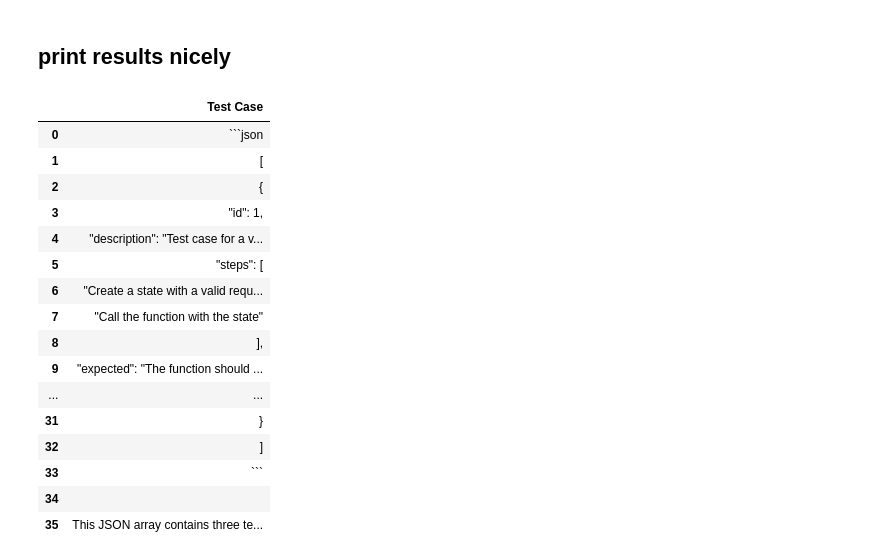
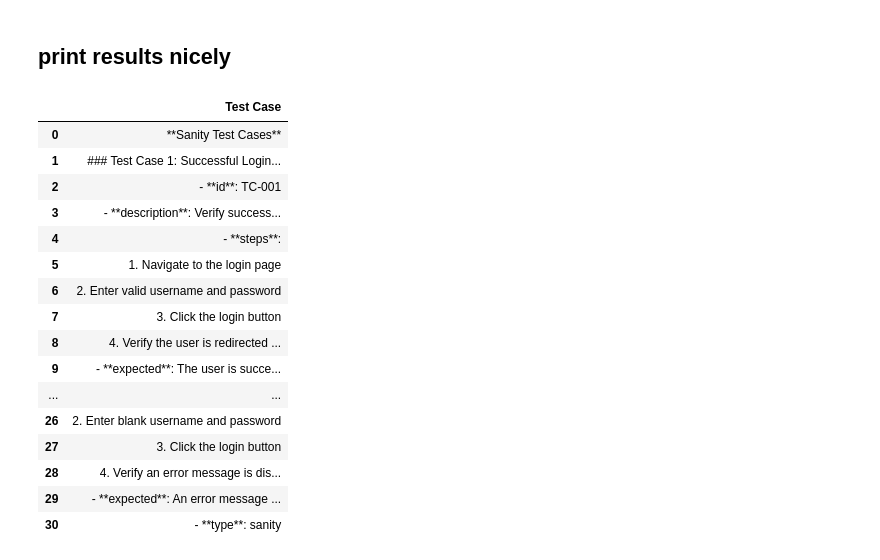
Before and after one commit to rachelamzaleg/ai-test-generator, a Jupyter notebook: notebooks/demo.ipynb, the cells around one changed output. Cells and saved outputs as stored; diff of their text form; code cells hidden in the pictures.

````diff
--- a/notebooks/demo.ipynb
+++ b/notebooks/demo.ipynb
@@ -8,9 +8,7 @@ from langgraph.graph import StateGraph, END
 from typing import TypedDict, List
 import pandas as pd
 
-MAX_RETRIES = 3
-
-
+# MAX_RETRIES = 3
 
 
 load_dotenv()
@@ -26,7 +24,10 @@ llm = ChatGroq(model="llama-3.1-8b-instant", api_key=GROQ_API_KEY)
 # %%
 class TestGenState(TypedDict):
     requirement: str
-    test_cases: List[str]
+    sanity: List[str]
+    regression: List[str]
+    detailed: List[str]
+    all_tests: List[dict]
     attempt: int
 # %% [markdown]
 ## Define the nodes
@@ -77,22 +155,34 @@ def is_retry_needed(state: TestGenState) -> str:
 ## setup the graph
 # %%
 workflow = StateGraph(TestGenState)
+workflow.add_node("init", init_state)
 workflow.add_node("parse", parse_requirement)
-workflow.add_node("generate", generate_test_cases)
+workflow.add_node("generate_sanity", generate_sanity_tests)
+workflow.add_node("generate_regression", generate_regression_tests)
+workflow.add_node("generate_detailed", generate_detailed_tests)
+workflow.add_node("merge", merge_tests)
+workflow.add_node("export", export_tests)
 
-workflow.set_entry_point("parse")
+workflow.set_entry_point("init")
 
 # Normal flow
-workflow.add_edge("parse", "generate")
+workflow.add_edge("init", "parse")
+workflow.add_edge("parse", "generate_sanity")
+workflow.add_edge("generate_sanity", "generate_regression")
+workflow.add_edge("generate_regression", "generate_detailed")
+workflow.add_edge("generate_detailed", "merge")
+workflow.add_edge("merge", "export")
+workflow.add_edge("export", END)
 
 # Retry flow
-workflow.add_conditional_edges('generate', #Source Node
+'''
+workflow.add_conditional_edges('generate_sanity', #Source Node
 is_retry_needed, #Action
   {
-    'continue': 'generate',
+    'continue': 'generate_regression',
     'end': END
 })
-
+'''
 
 app = workflow.compile()
 app
@@ -115,24 +230,24 @@ result["test_cases"]
 # %%
 
 df = pd.DataFrame({
-    "Test Case": result["test_cases"]
+    "Test Case": result["sanity"]
 })
 df
 # %% [output]
 |  | Test Case |
-| 0 | ```json |
-| 1 | [ |
-| 2 | { |
-| 3 | "id": 1, |
-| 4 | "description": "Test case for a v... |
-| 5 | "steps": [ |
-| 6 | "Create a state with a valid requ... |
-| 7 | "Call the function with the state" |
-| 8 | ], |
-| 9 | "expected": "The function should ... |
+| 0 | **Sanity Test Cases** |
+| 1 | ### Test Case 1: Successful Login... |
+| 2 | - **id**: TC-001 |
+| 3 | - **description**: Verify success... |
+| 4 | - **steps**: |
+| 5 | 1. Navigate to the login page |
+| 6 | 2. Enter valid username and password |
+| 7 | 3. Click the login button |
+| 8 | 4. Verify the user is redirected ... |
+| 9 | - **expected**: The user is succe... |
 | ... | ... |
-| 31 | } |
-| 32 | ] |
-| 33 | ``` |
-| 34 |  |
-| 35 | This JSON array contains three te... |
+| 26 | 2. Enter blank username and password |
+| 27 | 3. Click the login button |
+| 28 | 4. Verify an error message is dis... |
+| 29 | - **expected**: An error message ... |
+| 30 | - **type**: sanity |
````
Also changed, not shown: parts of 4 cells of this notebook, 1 other file.
